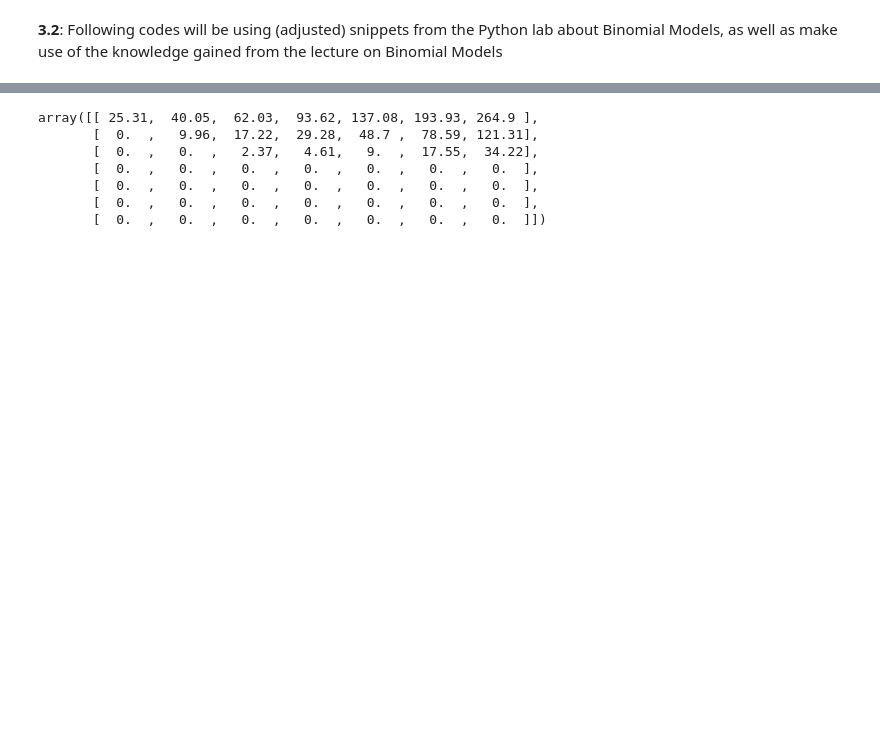
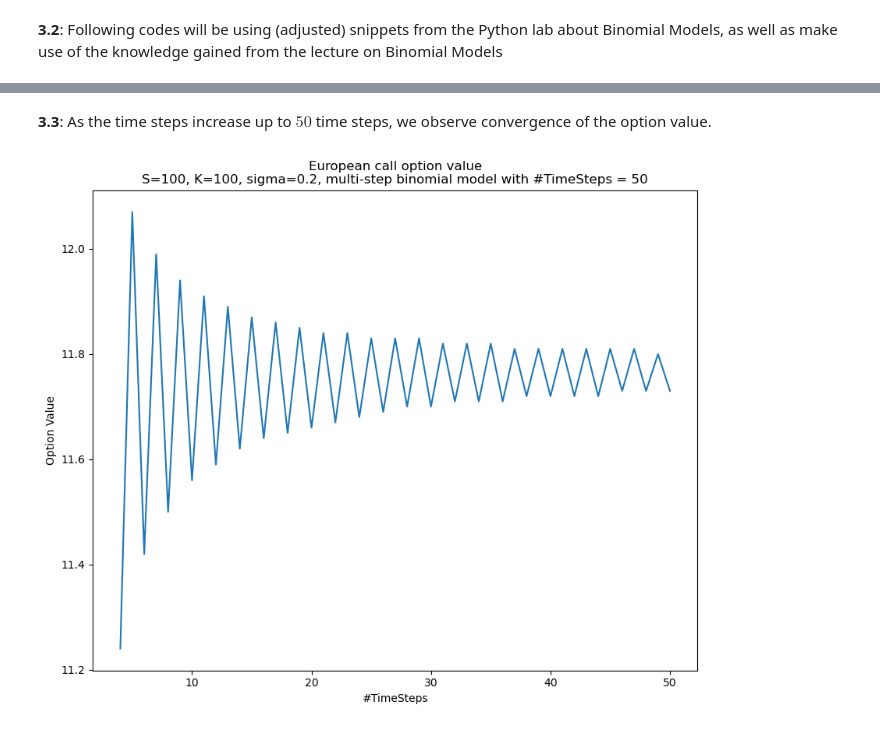
Before and after one commit to heidi123123/cqf, a Jupyter notebook: Exams/Exam1.ipynb, the cells around one changed output, grey strips where cells are left out. Drawn from its saved outputs; the diff is of its cells as text; code cells hidden in the pictures; blank space fills up the shorter version.

```diff
--- a/Exams/Exam1.ipynb
+++ b/Exams/Exam1.ipynb
@@ -321,11 +324,18 @@ plt.show()
-# %%
-# Test cell to play around with number of time steps and one fixed sigma=0.6
-binomial_option(S, E, r, 0.6, T, 6, 2)
-# %% [output]
-array([[ 25.31,  40.05,  62.03,  93.62, 137.08, 193.93, 264.9 ],
-       [  0.  ,   9.96,  17.22,  29.28,  48.7 ,  78.59, 121.31],
-       [  0.  ,   0.  ,   2.37,   4.61,   9.  ,  17.55,  34.22],
-       [  0.  ,   0.  ,   0.  ,   0.  ,   0.  ,   0.  ,   0.  ],
-       [  0.  ,   0.  ,   0.  ,   0.  ,   0.  ,   0.  ,   0.  ],
-       [  0.  ,   0.  ,   0.  ,   0.  ,   0.  ,   0.  ,   0.  ],
-       [  0.  ,   0.  ,   0.  ,   0.  ,   0.  ,   0.  ,   0.  ]])
+# %% [markdown]
+**3.3**: As the time steps increase up to $50$ time steps, we observe convergence of the option value.
+# %%
+sigma = 0.2
+opt_values = []
+
+for time_steps in range(4, 50+1):
+    opt_values.append(binomial_option(S, E, r, sigma, T, time_steps, 2)[0, 0])
+
+# plot
+plt.figure(figsize=(10, 8))
+plt.plot(range(4, 50+1), opt_values)
+plt.xlabel("#TimeSteps")
+plt.ylabel("Option Value")
+plt.title(f"European call option value\nS={S}, K={E}, sigma={sigma}, multi-step binomial model with #TimeSteps = {time_steps}")
+plt.show()
+# %% [output]
+[figure, added]
```
Also changed, not shown: parts of 5 cells of this notebook, 1 other file.
